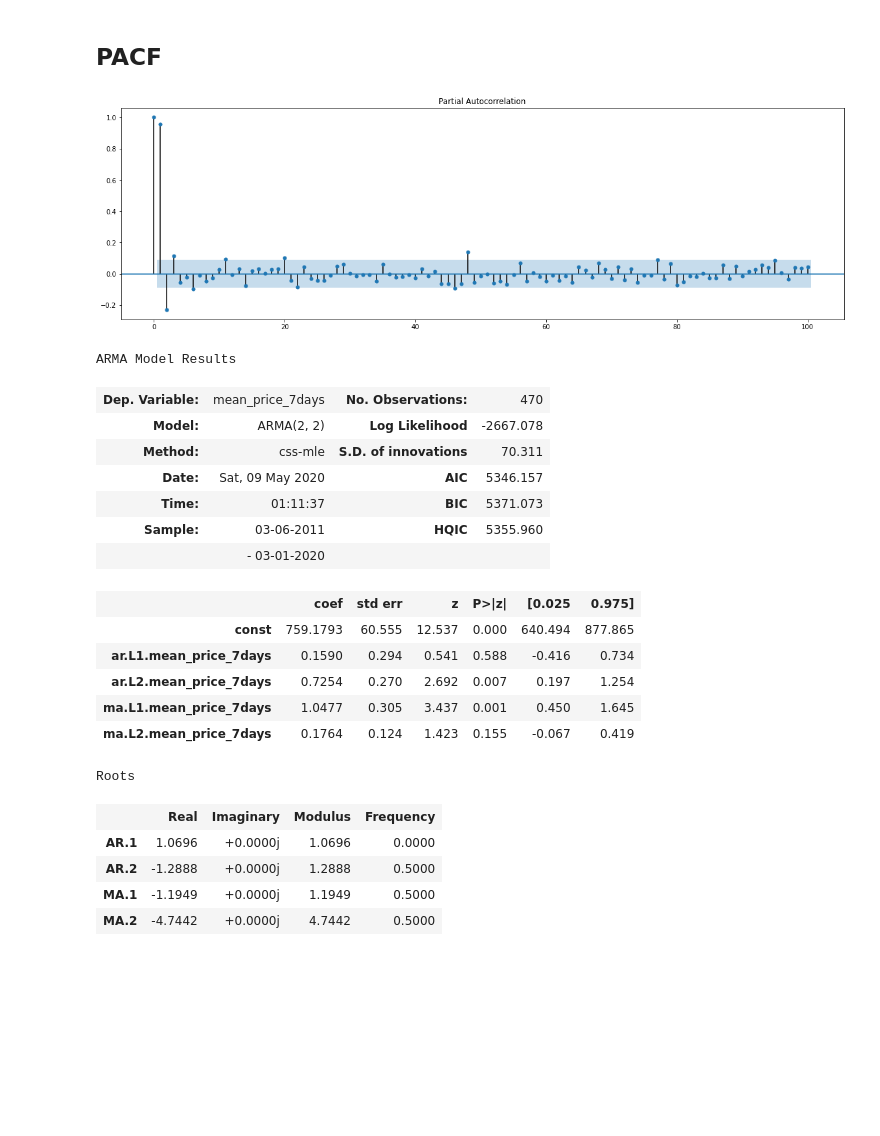
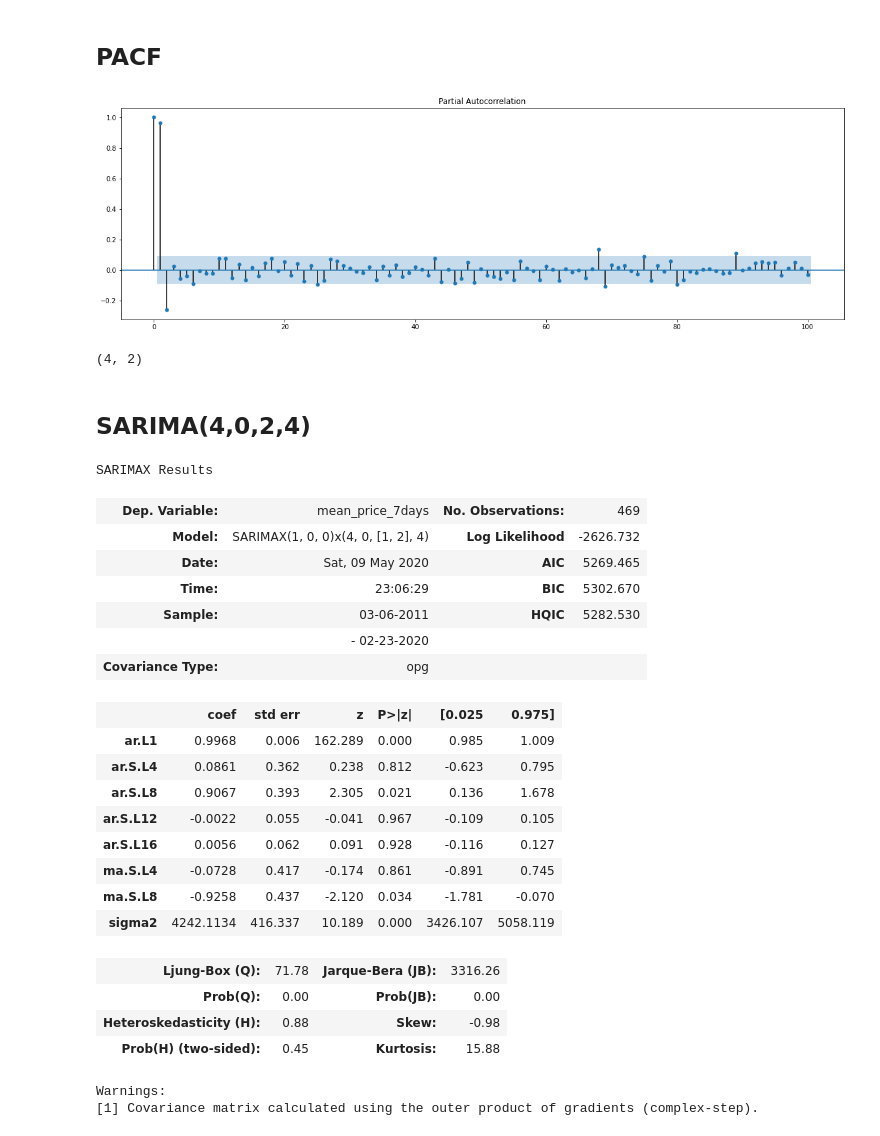
Before and after one commit to CodingDuckmx/Sauti-Africa-Market-Monitoring, a Jupyter notebook: maize_first_steps.ipynb, the cells around one changed output. Saved outputs shown, nothing was run; the diff lists cells and outputs as text; code cells hidden in the pictures; blank space fills up the shorter version.

```diff
--- a/maize_first_steps.ipynb
+++ b/maize_first_steps.ipynb
@@ -88,4 +91,6 @@ z = np.abs(stats.zscore(lira['Wholesale (MT)'], nan_policy='omit'))
 
 
 dates_to_drop = [lira.iloc[i:i+1,:].index[0] for i in list(np.where(z>4)[0])]
+dates_to_drop = dates_to_drop + list(lira[lira['Wholesale (MT)'] <= 0].index)
 lira = lira.drop(dates_to_drop, axis=0)
+lira
@@ -226,41 +247,51 @@ acf_plot = plot_acf(weekly_lira, lags=100)
 # %%
 pacf_plot = plot_pacf(weekly_lira, lags=100)
 # %% [output]
-[figure, old version]
+[figure, new version]
 # %%
 # First approach to splitting the data into train and testing set.
 
 
-train_end = datetime(2020,3,1)
+train_end = datetime(2020,2,23)
 test_end = datetime(2020,3,22)
 
 train_data = weekly_lira[:train_end]
-test_data = weekly_lira[train_end + timedelta(days=1):test_end]
+test_data = weekly_lira[train_end + timedelta(weeks=1):test_end]
+# %%
+res = sm.tsa.arma_order_select_ic(train_data, ic='aic', trend='c')
+res.aic_min_order
+# %% [output]
+(4, 2)
+# %% [markdown]
+## SARIMA(4,0,2,4)
 # %%
 # Create the model
 
-premodel = ARIMA(train_data, order=(2,0,2))
+premodel = sm.tsa.SARIMAX(train_data, seasonal_order=(4,0,2,4))
 model = premodel.fit()
 
 model.summary()
 # %% [output]
-ARMA Model Results
+SARIMAX Results
-| Dep. Variable: | mean_price_7days | No. Observations: | 470 |
-| Model: | ARMA(2, 2) | Log Likelihood | -2667.078 |
-| Method: | css-mle | S.D. of innovations | 70.311 |
-| Date: | Sat, 09 May 2020 | AIC | 5346.157 |
-| Time: | 01:11:37 | BIC | 5371.073 |
-| Sample: | 03-06-2011 | HQIC | 5355.960 |
-|  | - 03-01-2020 |  |  |
+| Dep. Variable: | mean_price_7days | No. Observations: | 469 |
+| Model: | SARIMAX(1, 0, 0)x(4, 0, [1, 2], 4) | Log Likelihood | -2626.732 |
+| Date: | Sat, 09 May 2020 | AIC | 5269.465 |
+| Time: | 23:06:29 | BIC | 5302.670 |
+| Sample: | 03-06-2011 | HQIC | 5282.530 |
+|  | - 02-23-2020 |  |  |
+| Covariance Type: | opg |  |  |
 |  | coef | std err | z | P>|z| | [0.025 | 0.975] |
-| const | 759.1793 | 60.555 | 12.537 | 0.000 | 640.494 | 877.865 |
-| ar.L1.mean_price_7days | 0.1590 | 0.294 | 0.541 | 0.588 | -0.416 | 0.734 |
-| ar.L2.mean_price_7days | 0.7254 | 0.270 | 2.692 | 0.007 | 0.197 | 1.254 |
-| ma.L1.mean_price_7days | 1.0477 | 0.305 | 3.437 | 0.001 | 0.450 | 1.645 |
-| ma.L2.mean_price_7days | 0.1764 | 0.124 | 1.423 | 0.155 | -0.067 | 0.419 |
+| ar.L1 | 0.9968 | 0.006 | 162.289 | 0.000 | 0.985 | 1.009 |
+| ar.S.L4 | 0.0861 | 0.362 | 0.238 | 0.812 | -0.623 | 0.795 |
+| ar.S.L8 | 0.9067 | 0.393 | 2.305 | 0.021 | 0.136 | 1.678 |
+| ar.S.L12 | -0.0022 | 0.055 | -0.041 | 0.967 | -0.109 | 0.105 |
+| ar.S.L16 | 0.0056 | 0.062 | 0.091 | 0.928 | -0.116 | 0.127 |
+| ma.S.L4 | -0.0728 | 0.417 | -0.174 | 0.861 | -0.891 | 0.745 |
+| ma.S.L8 | -0.9258 | 0.437 | -2.120 | 0.034 | -1.781 | -0.070 |
+| sigma2 | 4242.1134 | 416.337 | 10.189 | 0.000 | 3426.107 | 5058.119 |
+| Ljung-Box (Q): | 71.78 | Jarque-Bera (JB): | 3316.26 |
+| Prob(Q): | 0.00 | Prob(JB): | 0.00 |
+| Heteroskedasticity (H): | 0.88 | Skew: | -0.98 |
+| Prob(H) (two-sided): | 0.45 | Kurtosis: | 15.88 |
-Roots
+Warnings:
+[1] Covariance matrix calculated using the outer product of gradients (complex-step).
-|  | Real | Imaginary | Modulus | Frequency |
-| AR.1 | 1.0696 | +0.0000j | 1.0696 | 0.0000 |
-| AR.2 | -1.2888 | +0.0000j | 1.2888 | 0.5000 |
-| MA.1 | -1.1949 | +0.0000j | 1.1949 | 0.5000 |
-| MA.2 | -4.7442 | +0.0000j | 4.7442 | 0.5000 |
```
Also changed, not shown: parts of 31 cells of this notebook, 2 other files.
